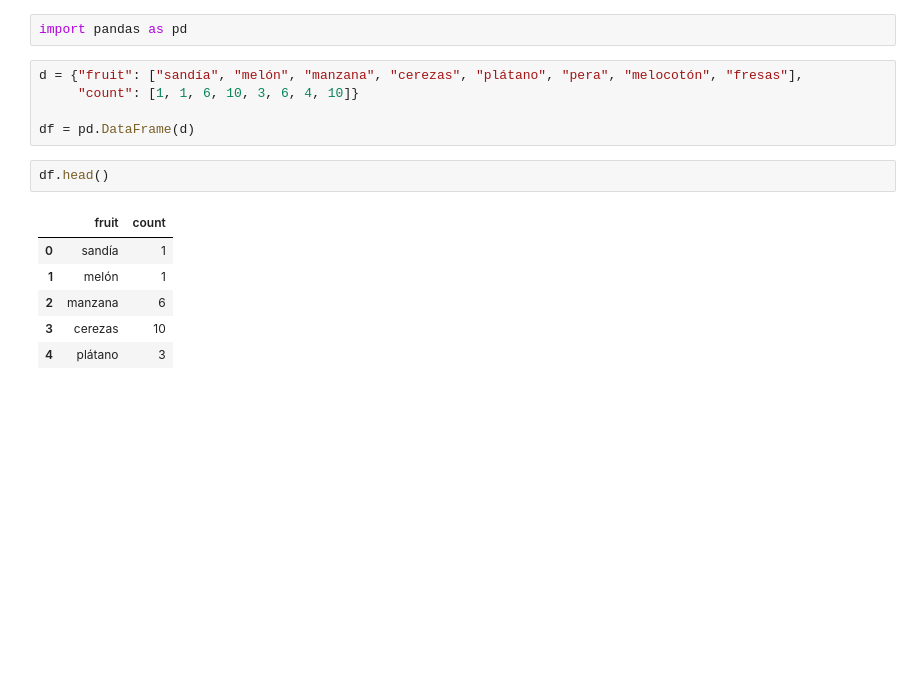
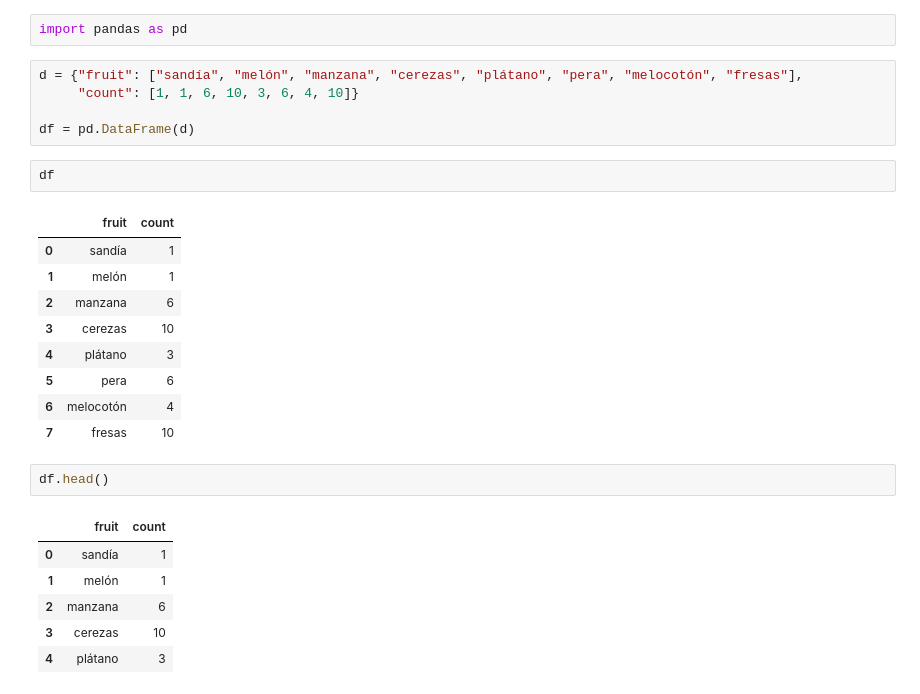
Before and after one commit to chechoreyes/zero_to_ml_curso, a Jupyter notebook: Clase_3/03_pandas/pandas.ipynb, the cells around one changed output. Drawn from its saved outputs; the diff is of its cells as text; blank space fills up the shorter version.

```diff
--- a/Clase_3/03_pandas/pandas.ipynb
+++ b/Clase_3/03_pandas/pandas.ipynb
@@ -463,6 +472,18 @@ d = {"fruit": ["sandía", "melón", "manzana", "cerezas", "plátano", "pera", "m
      "count": [1, 1, 6, 10, 3, 6, 4, 10]}
 
 df = pd.DataFrame(d)
+# %%
+df
+# %% [output]
+|  | fruit | count |
+| 0 | sandía | 1 |
+| 1 | melón | 1 |
+| 2 | manzana | 6 |
+| 3 | cerezas | 10 |
+| 4 | plátano | 3 |
+| 5 | pera | 6 |
+| 6 | melocotón | 4 |
+| 7 | fresas | 10 |
 # %%
 df.head()
 # %% [output]
```
Also changed, not shown: parts of 79 cells of this notebook, 3 other files.
